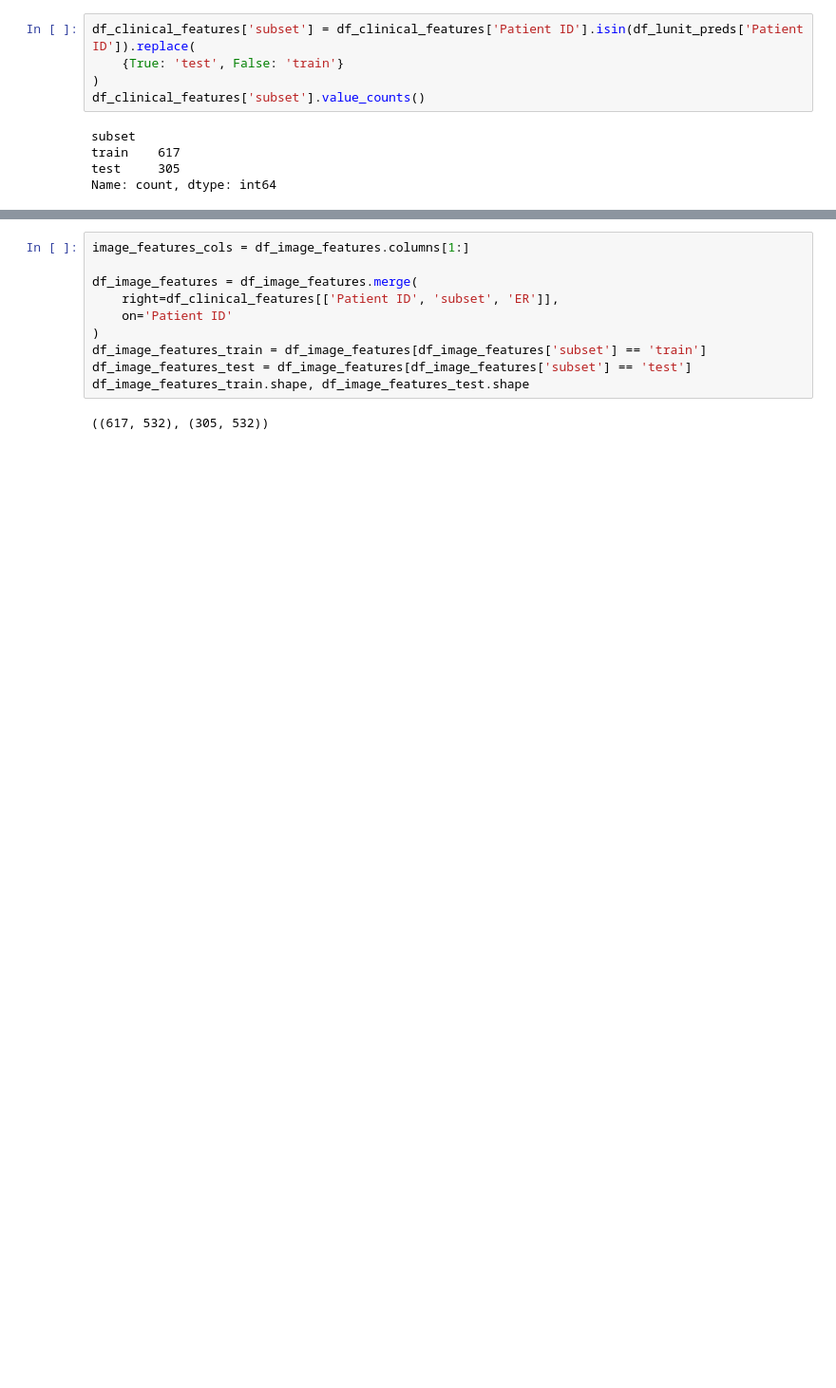
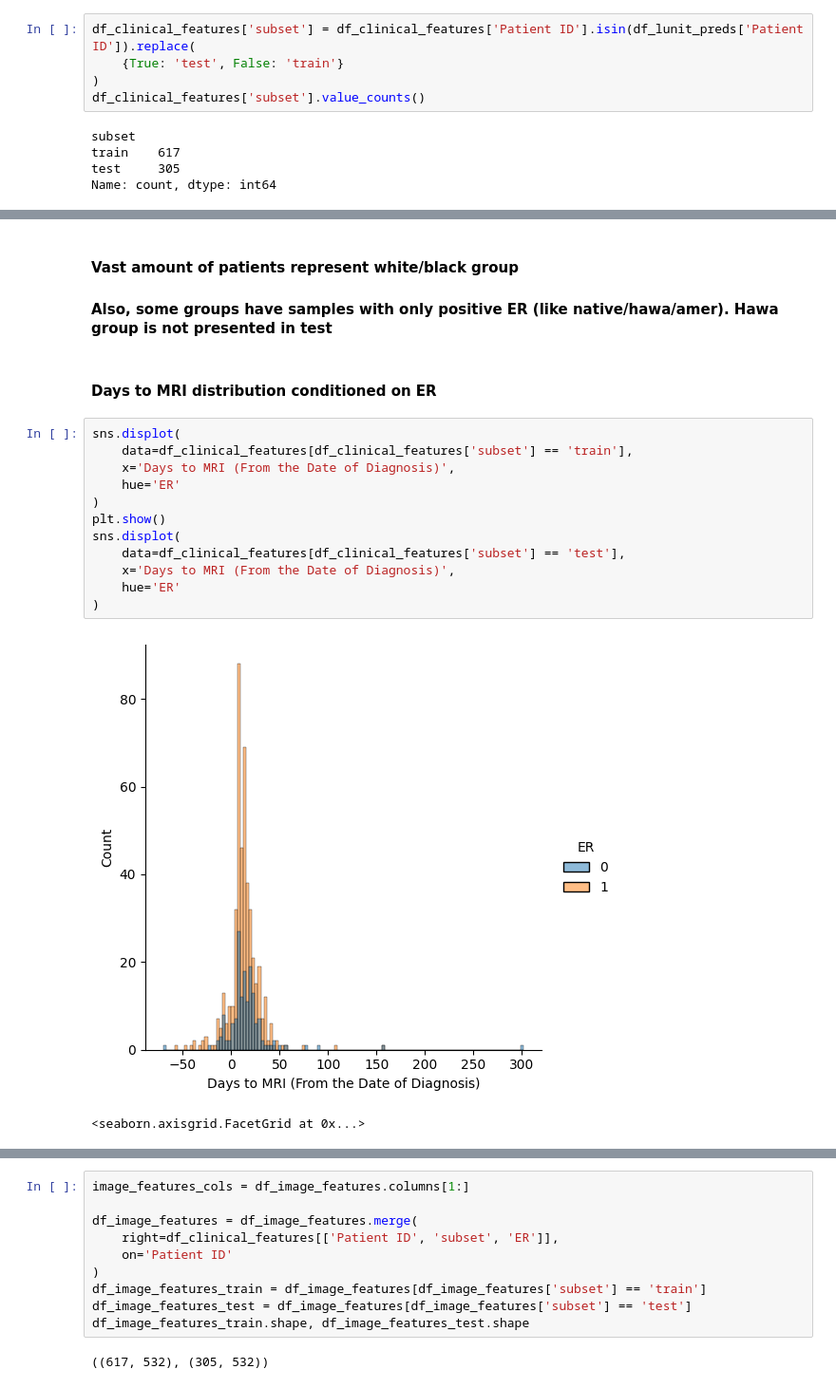
Before and after one commit to elna4os/lunit-assignment, a Jupyter notebook: notebooks/EDA.ipynb, the cells around one changed output, grey strips where cells are left out. Shown at 95% size. Saved outputs shown, nothing was run; the diff lists cells and outputs as text; blank space fills up the shorter version.

```diff
--- a/notebooks/EDA.ipynb
+++ b/notebooks/EDA.ipynb
@@ -92,0 +123,20 @@ Name: proportion, dtype: float64
+# %% [markdown]
+#### Vast amount of patients represent white/black group
+#### Also, some groups have samples with only positive ER (like native/hawa/amer). Hawa group is not presented in test
+# %% [markdown]
+#### Days to MRI distribution conditioned on ER
+# %%
+sns.displot(
+    data=df_clinical_features[df_clinical_features['subset'] == 'train'],
+    x='Days to MRI (From the Date of Diagnosis)',
+    hue='ER'
+)
+plt.show()
+sns.displot(
+    data=df_clinical_features[df_clinical_features['subset'] == 'test'],
+    x='Days to MRI (From the Date of Diagnosis)',
+    hue='ER'
+)
+# %% [output]
+[figure, added]
+<seaborn.axisgrid.FacetGrid at 0x...>
```
Also changed, not shown: parts of 37 cells of this notebook.
